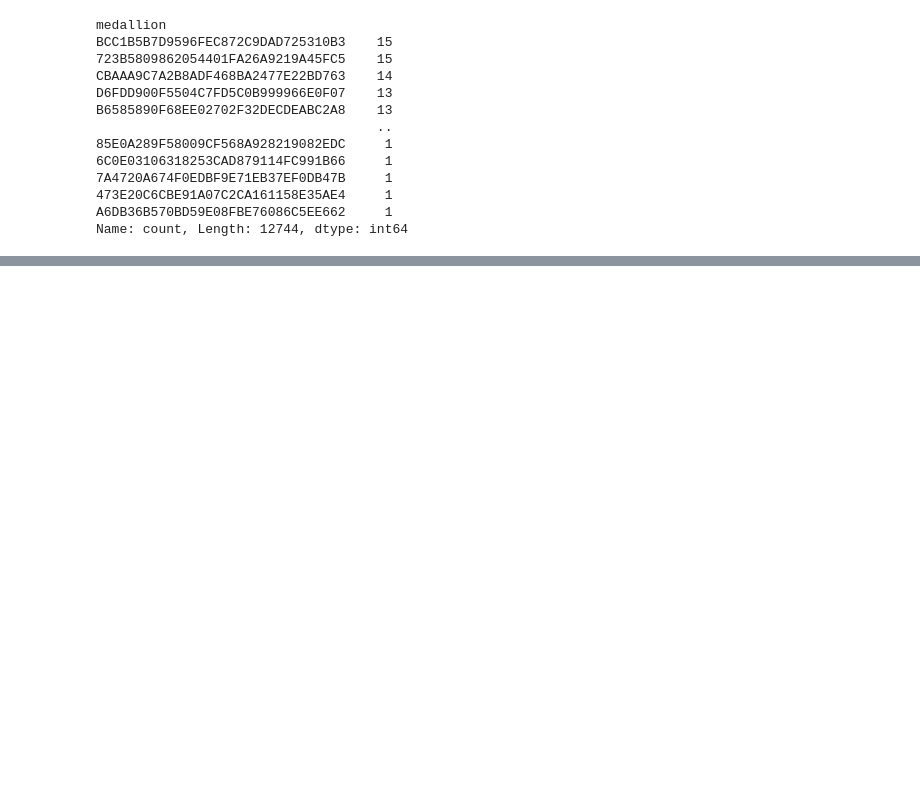
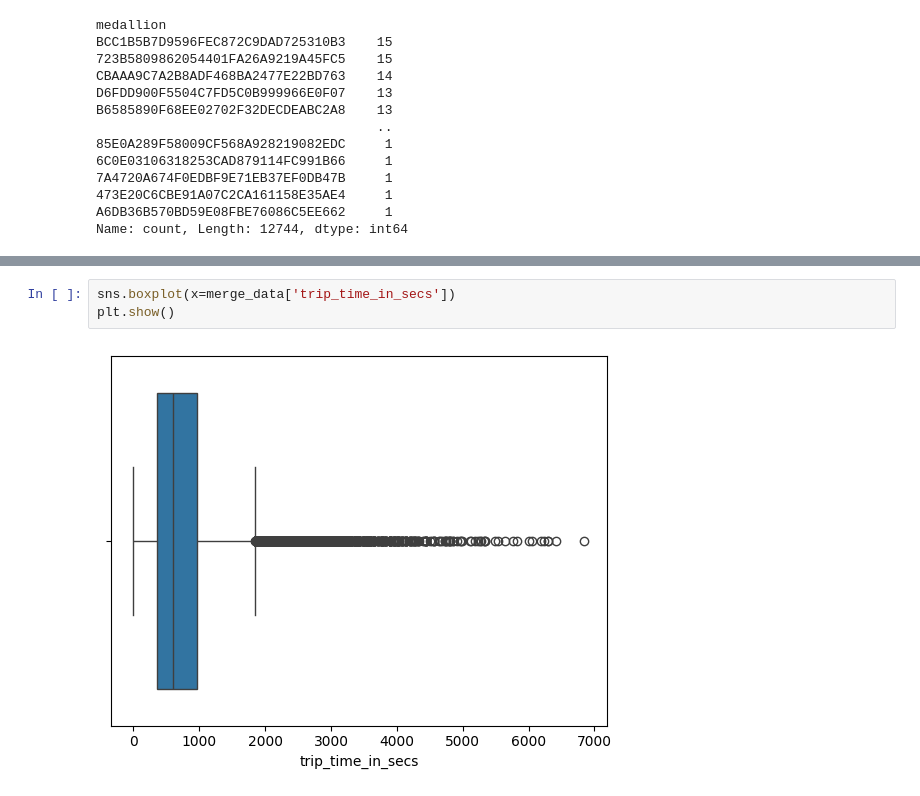
Before and after one commit to Ilyasuuu/ML_Projects, a Jupyter notebook: Predicting_taxi_fares/Predicting_taxi_fares.ipynb, the cells around one changed output, grey strips where cells are left out. Cells and saved outputs as stored; diff of their text form; blank space fills up the shorter version.

```diff
--- a/Predicting_taxi_fares/Predicting_taxi_fares.ipynb
+++ b/Predicting_taxi_fares/Predicting_taxi_fares.ipynb
@@ -68,0 +105,5 @@ Name: count, Length: 12744, dtype: int64
+# %%
+sns.boxplot(x=merge_data['trip_time_in_secs'])
+plt.show()
+# %% [output]
+[figure, added]
```
Also changed, not shown: parts of 5 cells of this notebook.
